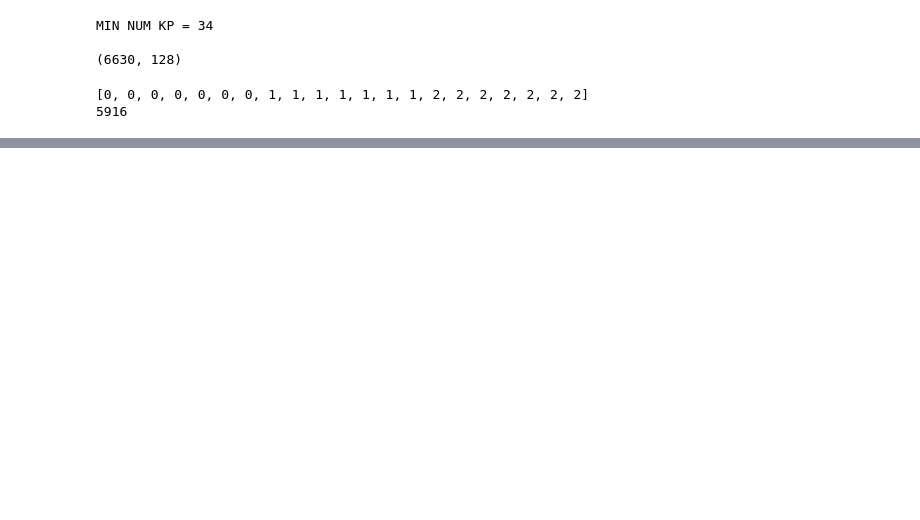
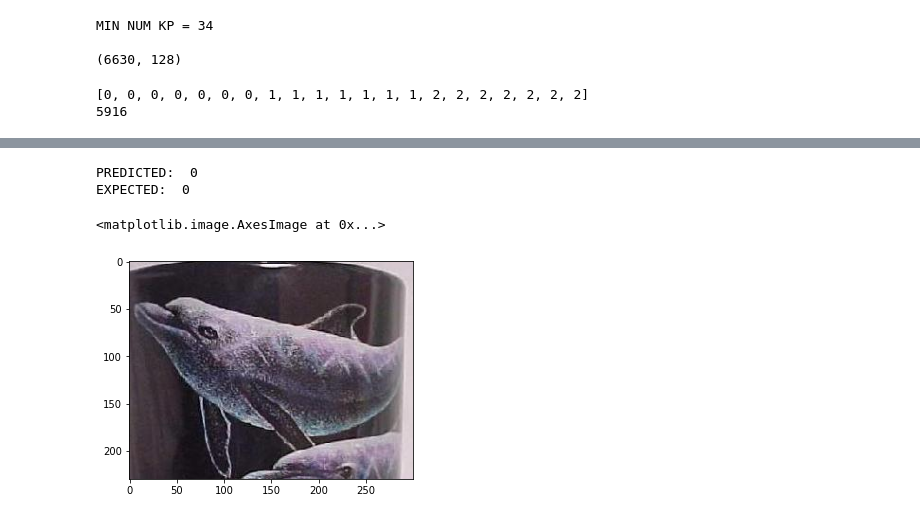
Before and after one commit to ttrapaid/clustering, a Jupyter notebook: proj3.ipynb, the cells around one changed output, grey strips where cells are left out. Saved outputs shown, nothing was run; the diff lists cells and outputs as text; code cells hidden in the pictures; blank space fills up the shorter version.

```diff
--- a/proj3.ipynb
+++ b/proj3.ipynb
@@ -300,0 +290,17 @@ plt.show()
+# %%
+def generate_histogram(descriptors, centers): # descriptors is for a single image
+    hist_arr = []
+    num_bins = len(centers)
+    for row in descriptors:
+        min_dist = 9999999999999999999
+        min_center_idx = -1
+        center_idx = -1
+        for center in centers:
+            center_idx = center_idx + 1
+            dist = np.linalg.norm(row - center)
+            if dist < min_dist:
+                min_dist = dist
+                min_center_idx = center_idx
+        hist_arr.append(min_center_idx)
+    hist = np.histogram(hist_arr, bins=num_bins)
+    return hist, hist_arr
@@ -339,0 +362,16 @@ plt.show()
+# %%
+num = 1
+
+hist, hist_arr = generate_histogram(test_x[num][3], centers)[0]
+
+prediction = model.predict([hist])
+print("PREDICTED: ", prediction[0])
+print("EXPECTED: ", 0)
+
+
+plt.imshow(test_x[num][0])
+# %% [output]
+PREDICTED:  0
+EXPECTED:  0
+<matplotlib.image.AxesImage at 0x...>
+[figure, added]
```
Also changed, not shown: parts of 17 cells of this notebook.
